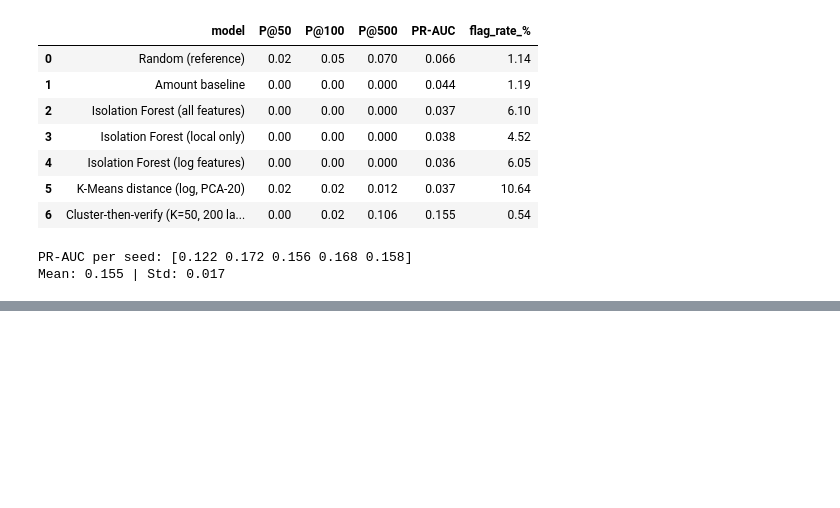
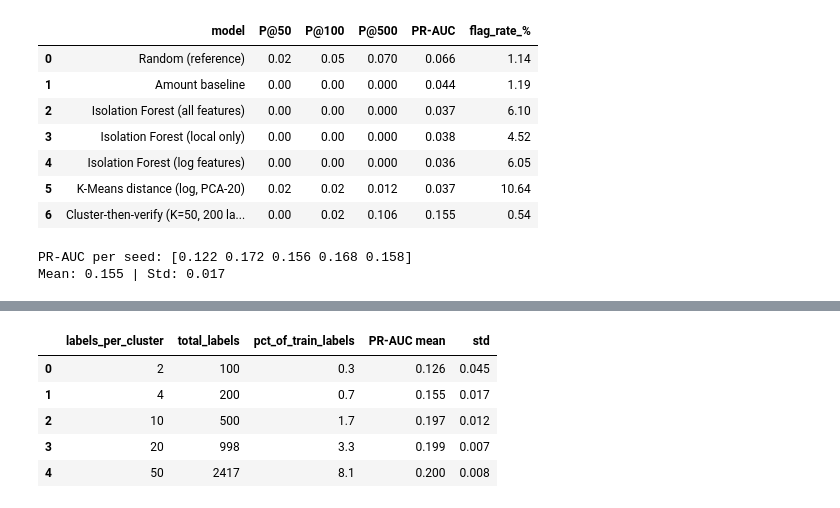
Before and after one commit to nnaina00789/bitcoin_anomoly_detetction, a Jupyter notebook: notebooks/03_isolation_forest.ipynb, the cells around one changed output, grey strips where cells are left out. Cells and saved outputs as stored; diff of their text form; code cells hidden in the pictures; blank space fills up the shorter version.

```diff
--- a/notebooks/03_isolation_forest.ipynb
+++ b/notebooks/03_isolation_forest.ipynb
@@ -155,0 +170,28 @@ pd.DataFrame(results).to_csv("../results/metrics.csv", index=False)
+# %%
+def cluster_verify(per, seed):
+    v = lab_train.sample(frac=1, random_state=seed).groupby("cluster").head(per)
+    p = v["y"].mean()
+    g = v.groupby("cluster")["y"]
+    r = (g.sum() + 2 * p) / (g.count() + 2)
+    return tx["cluster"].map(r).fillna(p), v
+
+rows = []
+for per in [2, 4, 10, 20, 50]:
+    prs = []
+    for s in range(5):
+        sc_, v = cluster_verify(per, s)
+        prs.append(average_precision_score(y, sc_[test_lab_mask].to_numpy()))
+    rows.append({"labels_per_cluster": per, "total_labels": len(v),
+                 "pct_of_train_labels": round(len(v) / len(lab_train) * 100, 1),
+                 "PR-AUC mean": round(np.mean(prs), 3), "std": round(np.std(prs), 3)})
+
+budget = pd.DataFrame(rows)
+budget.to_csv("../results/label_budget.csv", index=False)
+budget
+# %% [output]
+|  | labels_per_cluster | total_labels | pct_of_train_labels | PR-AUC mean | std |
+| 0 | 2 | 100 | 0.3 | 0.126 | 0.045 |
+| 1 | 4 | 200 | 0.7 | 0.155 | 0.017 |
+| 2 | 10 | 500 | 1.7 | 0.197 | 0.012 |
+| 3 | 20 | 998 | 3.3 | 0.199 | 0.007 |
+| 4 | 50 | 2417 | 8.1 | 0.200 | 0.008 |
```
Also changed, not shown: parts of 7 cells of this notebook, 5 other files.
